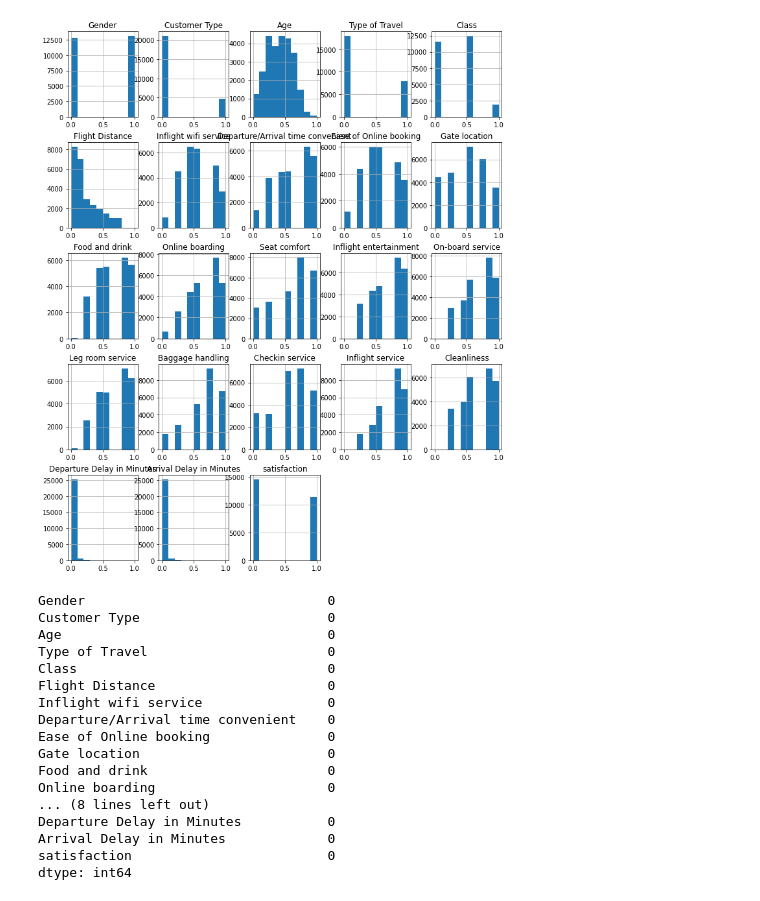
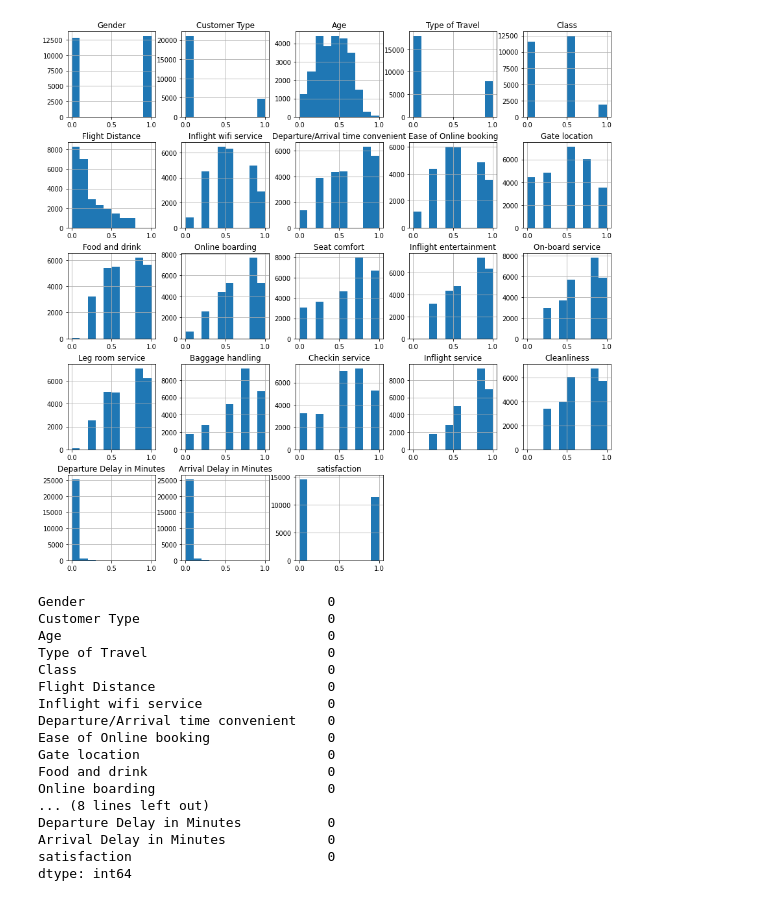
Before and after one commit to Rutvik2303/AI_final_project, a Jupyter notebook: Untitled.ipynb, the cells around one changed output. Drawn from its saved outputs; the diff is of its cells as text; code cells hidden in the pictures.

```diff
--- a/Untitled.ipynb
+++ b/Untitled.ipynb
@@ -53,28 +57,28 @@ Name: satisfaction, dtype: int64
 # %%
 df.drop(columns=['id','Unnamed: 0'], inplace=True)
 df['Gender'].replace(['Male','Female'],[0,1],inplace=True)
 df['Customer Type'].replace(['Loyal Customer','disloyal Customer'],[0,1],inplace=True)
 df['Type of Travel'].replace(['Business travel','Personal Travel'],[0,1],inplace=True)
 df['Class'].replace(['Eco','Business','Eco Plus'],[0,1,2],inplace=True)
 df['satisfaction'].replace(['satisfied','neutral or dissatisfied',' '],[1,0,0],inplace=True)
 
 # Normalize the data using Min-Max scaling
 
 #scaler = MinMaxScaler()
 df.fillna(df.mean(), inplace=True)
 
 # fit and transform the data using the scaler
 #clum=['Gender','Customer Type','Age','Type of Travel','Class','Flight Distance','Inflight wifi service','Departure/Arrival time convenient','Ease of Online booking','Gate location','Food and drink','Online boarding','Seat comfort','Inflight entertainment','On-board service','Leg room service','Baggage handling','Checkin service','Inflight service','Cleanliness','Departure Delay in Minutes','Arrival Delay in Minutes','satisfaction']
 #for i in clum:
  #   df_norm[i]= scaler.fit_transform(df[i])
 df_norm = (df - df.min()) / (df.max() - df.min())
 df_norm = pd.DataFrame(df_norm)
 # Re-plot histograms of input features after normalization
-df_norm.hist(figsize=(12,15))
+df_norm.hist(figsize=(15,15))
 plt.show()
 print(df_norm.isnull().sum())
 # %% [output]
-[figure, old version]
+[figure, new version]
 Gender                               0
 Customer Type                        0
 Age                                  0
```
Also changed, not shown: parts of 37 cells of this notebook.
